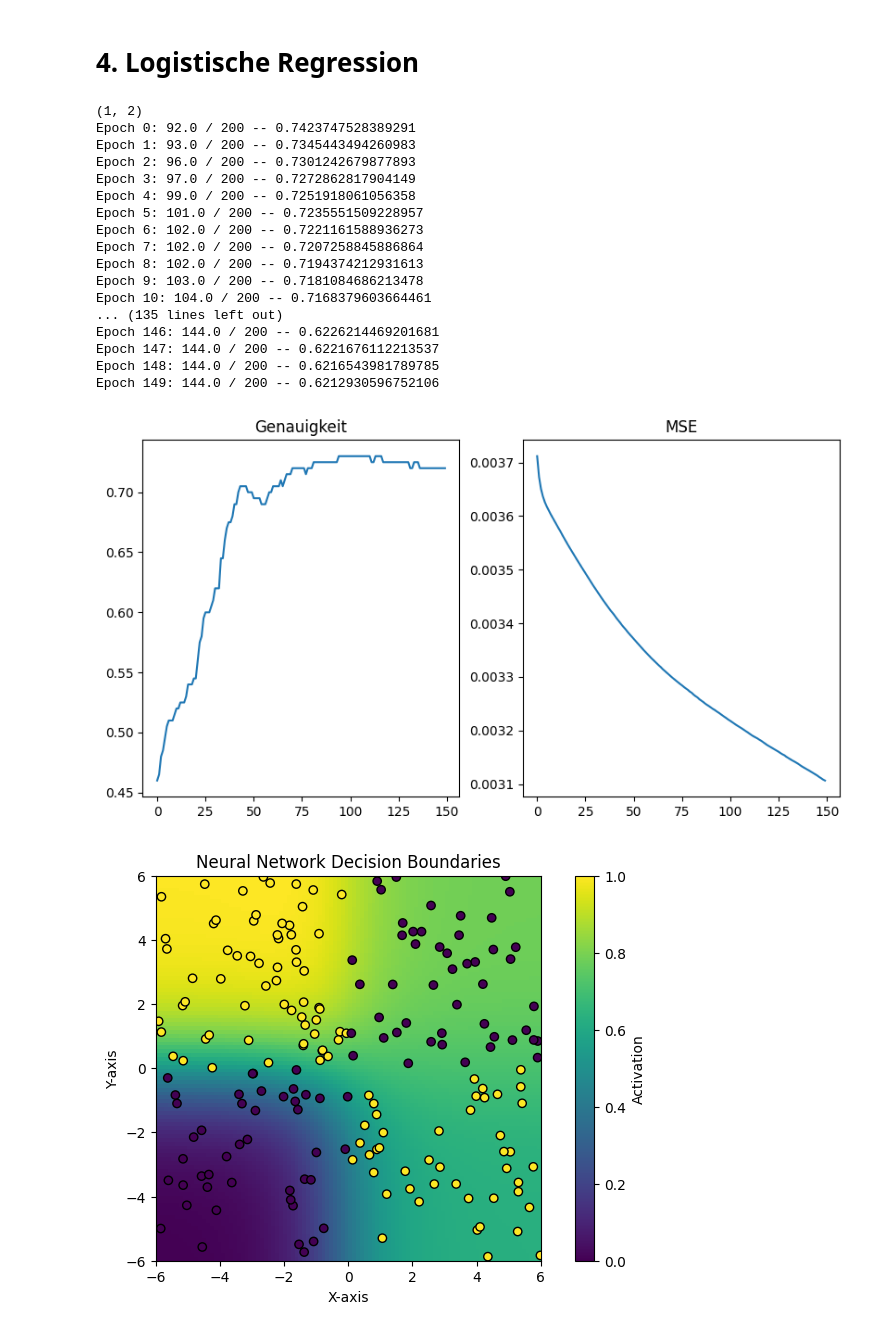
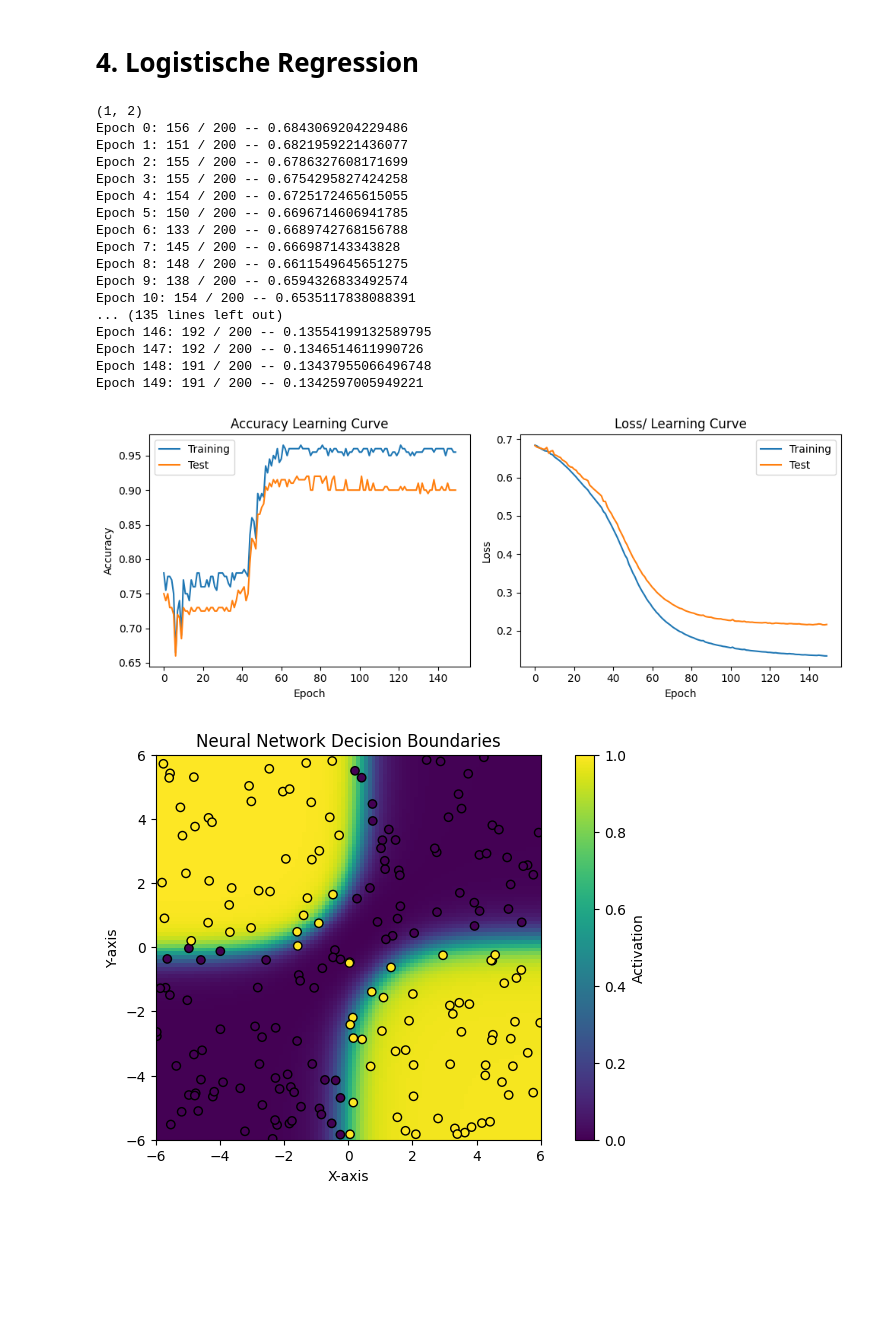
Before and after one commit to KrasserKai/Maschinelles-Lernen-Deep-Learning, a Jupyter notebook: dl-ex1/ex1.ipynb, the cells around one changed output. Drawn from its saved outputs; the diff is of its cells as text; code cells hidden in the pictures; blank space fills up the shorter version.

```diff
--- a/dl-ex1/ex1.ipynb
+++ b/dl-ex1/ex1.ipynb
@@ -478,0 +521,3 @@ ShowResult(acc_val, mse, test_design_matrix, grid_design_matrix, X_train, y_trai
+# %%
+plotLearningCurve(training_accuracies, test_accuracies, training_losses, test_losses, epochs)
+plotDecisionFunction()
@@ -489,7 +537,8 @@ entsprechend anpassen. Vollziehen Sie die 3 Beispiele aus der Vorlesung nach.
 activationType = "sigmoid"
 lossFunctionType="mse"
 setNetworkParams(10, 0.03, [2,2,1], 150)
-acc_val, mse = SGD(train_design_matrix, y_train_reshaped, epochs, mbs, eta, test_design_matrix, y_test_reshaped)
-ShowResult(acc_val, mse, test_design_matrix, grid_design_matrix, X_train, y_train)
+training_accuracies, test_accuracies, training_losses, test_losses = trainNetwork()
+plotLearningCurve(training_accuracies, test_accuracies, training_losses, test_losses, epochs)
+plotDecisionFunction()
 # %% [output]
 (1, 2)
@@ -515,7 +564,8 @@ Epoch 149: 104.0 / 200 -- 0.2513396005354102
 activationType = "tanh"
 lossFunctionType="mse"
 setNetworkParams(10, 0.03, [2,3,1], 150)
-acc_val, mse = SGD(train_design_matrix, y_train_reshaped, epochs, mbs, eta, test_design_matrix, y_test_reshaped)
-ShowResult(acc_val, mse, test_design_matrix, grid_design_matrix, X_train, y_train)
+training_accuracies, test_accuracies, training_losses, test_losses = trainNetwork()
+plotLearningCurve(training_accuracies, test_accuracies, training_losses, test_losses, epochs)
+plotDecisionFunction()
 # %% [output]
 (1, 3)
@@ -541,7 +591,8 @@ Epoch 149: 153.0 / 200 -- 0.07692498234953493
 activationType = "tanh"
 lossFunctionType="mse"
 setNetworkParams(10, 0.03, [2, 2, 1], 150)
-acc_val, mse = SGD(train_design_matrix, y_train_reshaped, epochs, mbs, eta, test_design_matrix, y_test_reshaped)
-ShowResult(acc_val, mse, test_design_matrix, grid_design_matrix, X_train, y_train)
+training_accuracies, test_accuracies, training_losses, test_losses = trainNetwork()
+plotLearningCurve(training_accuracies, test_accuracies, training_losses, test_losses, epochs)
+plotDecisionFunction()
 # %% [output]
 (1, 2)
@@ -568,29 +619,30 @@ Epoch 149: 110.0 / 200 -- 0.052536890690434504
 # %%
 activationType = "sigmoid"
 lossFunctionType = "log"
-setNetworkParams(10, 0.03, [2, 2, 1], 150)
-acc_val, mse = SGD(train_design_matrix, y_train_reshaped, epochs, mbs, eta, test_design_matrix, y_test_reshaped)
-ShowResult(acc_val, mse, test_design_matrix, grid_design_matrix, X_train, y_train)
+setNetworkParams(10, 0.3, [2, 2, 1], 150)
+training_accuracies, test_accuracies, training_losses, test_losses = trainNetwork()
+plotLearningCurve(training_accuracies, test_accuracies, training_losses, test_losses, epochs)
+plotDecisionFunction()
 # %% [output]
 (1, 2)
-Epoch 0: 92.0 / 200 -- 0.7423747528389291
-Epoch 1: 93.0 / 200 -- 0.7345443494260983
-Epoch 2: 96.0 / 200 -- 0.7301242679877893
-Epoch 3: 97.0 / 200 -- 0.7272862817904149
-Epoch 4: 99.0 / 200 -- 0.7251918061056358
-Epoch 5: 101.0 / 200 -- 0.7235551509228957
-Epoch 6: 102.0 / 200 -- 0.7221161588936273
-Epoch 7: 102.0 / 200 -- 0.7207258845886864
-Epoch 8: 102.0 / 200 -- 0.7194374212931613
-Epoch 9: 103.0 / 200 -- 0.7181084686213478
-Epoch 10: 104.0 / 200 -- 0.7168379603664461
+Epoch 0: 156 / 200 -- 0.6843069204229486
+Epoch 1: 151 / 200 -- 0.6821959221436077
+Epoch 2: 155 / 200 -- 0.6786327608171699
+Epoch 3: 155 / 200 -- 0.6754295827424258
+Epoch 4: 154 / 200 -- 0.6725172465615055
+Epoch 5: 150 / 200 -- 0.6696714606941785
+Epoch 6: 133 / 200 -- 0.6689742768156788
+Epoch 7: 145 / 200 -- 0.666987143343828
+Epoch 8: 148 / 200 -- 0.6611549645651275
+Epoch 9: 138 / 200 -- 0.6594326833492574
+Epoch 10: 154 / 200 -- 0.6535117838088391
 ... (135 lines left out)
-Epoch 146: 144.0 / 200 -- 0.6226214469201681
-Epoch 147: 144.0 / 200 -- 0.6221676112213537
-Epoch 148: 144.0 / 200 -- 0.6216543981789785
-Epoch 149: 144.0 / 200 -- 0.6212930596752106
+Epoch 146: 192 / 200 -- 0.13554199132589795
+Epoch 147: 192 / 200 -- 0.1346514611990726
+Epoch 148: 191 / 200 -- 0.13437955066496748
+Epoch 149: 191 / 200 -- 0.1342597005949221
-[figure, old version]
+[figure, new version]
-[figure, old version]
+[figure, new version]
 # %%
 %version_information
 # %% [output]
```
Also changed, not shown: parts of 12 cells of this notebook.
